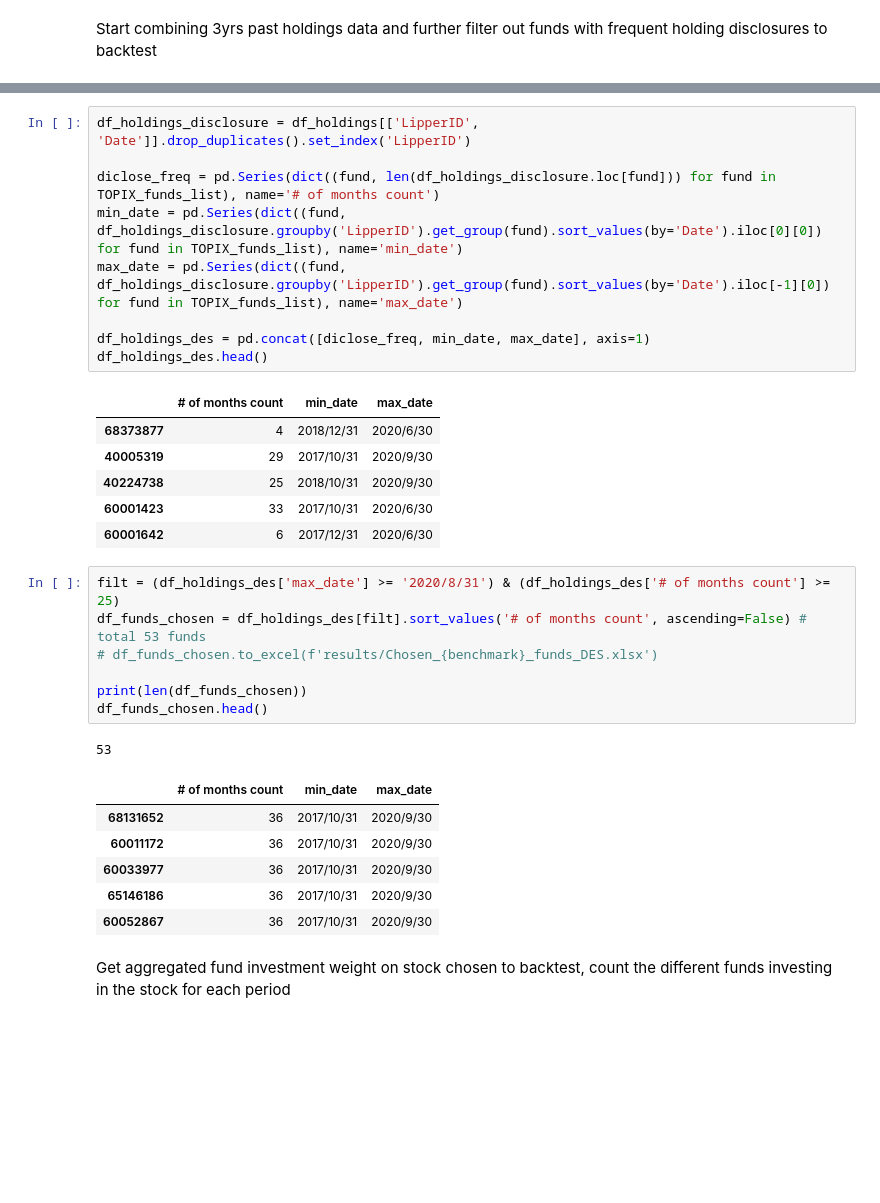
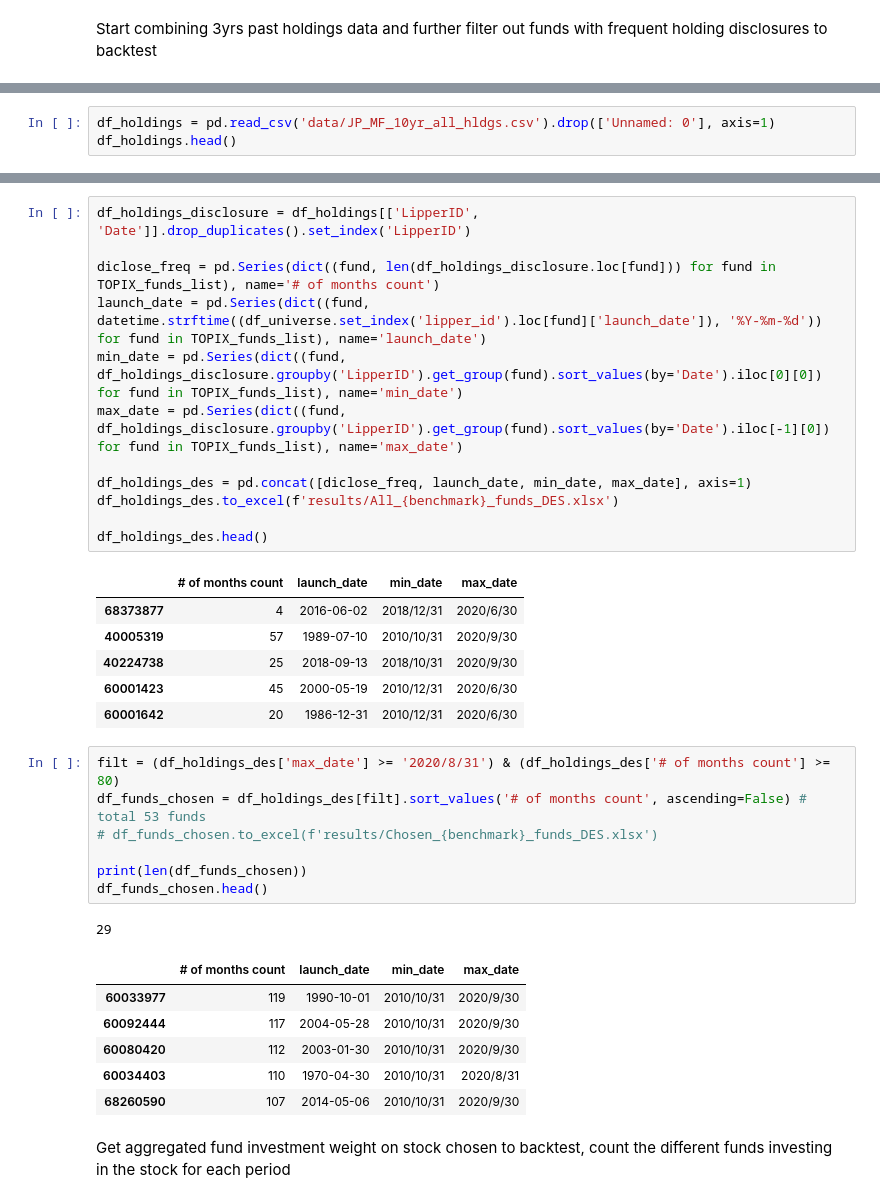
Before and after one commit to james-chang727/OEF-holdings-over-underweight-backtest, a Jupyter notebook: JP_Murata_v3.1.ipynb, the cells around one changed output, grey strips where cells are left out. Drawn from its saved outputs; the diff is of its cells as text; blank space fills up the shorter version.

Commit message:
data merge and selection criteria change

```diff
--- a/JP_Murata_v3.1.ipynb
+++ b/JP_Murata_v3.1.ipynb
@@ -87,0 +86,3 @@ df_holdings.head()
+# %%
+df_holdings = pd.read_csv('data/JP_MF_10yr_all_hldgs.csv').drop(['Unnamed: 0'], axis=1)
+df_holdings.head()
@@ -88,34 +97,37 @@ df_holdings.head()
 # %%
 df_holdings_disclosure = df_holdings[['LipperID', 'Date']].drop_duplicates().set_index('LipperID')
 
 diclose_freq = pd.Series(dict((fund, len(df_holdings_disclosure.loc[fund])) for fund in TOPIX_funds_list), name='# of months count')
+launch_date = pd.Series(dict((fund, datetime.strftime((df_universe.set_index('lipper_id').loc[fund]['launch_date']), '%Y-%m-%d')) for fund in TOPIX_funds_list), name='launch_date')
 min_date = pd.Series(dict((fund, df_holdings_disclosure.groupby('LipperID').get_group(fund).sort_values(by='Date').iloc[0][0]) for fund in TOPIX_funds_list), name='min_date')
 max_date = pd.Series(dict((fund, df_holdings_disclosure.groupby('LipperID').get_group(fund).sort_values(by='Date').iloc[-1][0]) for fund in TOPIX_funds_list), name='max_date')
 
-df_holdings_des = pd.concat([diclose_freq, min_date, max_date], axis=1)
+df_holdings_des = pd.concat([diclose_freq, launch_date, min_date, max_date], axis=1)
+df_holdings_des.to_excel(f'results/All_{benchmark}_funds_DES.xlsx')
+
 df_holdings_des.head()
 # %% [output]
-|  | # of months count | min_date | max_date |
-| 68373877 | 4 | 2018/12/31 | 2020/6/30 |
-| 40005319 | 29 | 2017/10/31 | 2020/9/30 |
-| 40224738 | 25 | 2018/10/31 | 2020/9/30 |
-| 60001423 | 33 | 2017/10/31 | 2020/6/30 |
-| 60001642 | 6 | 2017/12/31 | 2020/6/30 |
+|  | # of months count | launch_date | min_date | max_date |
+| 68373877 | 4 | 2016-06-02 | 2018/12/31 | 2020/6/30 |
+| 40005319 | 57 | 1989-07-10 | 2010/10/31 | 2020/9/30 |
+| 40224738 | 25 | 2018-09-13 | 2018/10/31 | 2020/9/30 |
+| 60001423 | 45 | 2000-05-19 | 2010/12/31 | 2020/6/30 |
+| 60001642 | 20 | 1986-12-31 | 2010/12/31 | 2020/6/30 |
 # %%
-filt = (df_holdings_des['max_date'] >= '2020/8/31') & (df_holdings_des['# of months count'] >= 25)
+filt = (df_holdings_des['max_date'] >= '2020/8/31') & (df_holdings_des['# of months count'] >= 80)
 df_funds_chosen = df_holdings_des[filt].sort_values('# of months count', ascending=False) # total 53 funds
 # df_funds_chosen.to_excel(f'results/Chosen_{benchmark}_funds_DES.xlsx')
 
 print(len(df_funds_chosen))
 df_funds_chosen.head()
 # %% [output]
-53
+29
-|  | # of months count | min_date | max_date |
-| 68131652 | 36 | 2017/10/31 | 2020/9/30 |
-| 60011172 | 36 | 2017/10/31 | 2020/9/30 |
-| 60033977 | 36 | 2017/10/31 | 2020/9/30 |
-| 65146186 | 36 | 2017/10/31 | 2020/9/30 |
-| 60052867 | 36 | 2017/10/31 | 2020/9/30 |
+|  | # of months count | launch_date | min_date | max_date |
+| 60033977 | 119 | 1990-10-01 | 2010/10/31 | 2020/9/30 |
+| 60092444 | 117 | 2004-05-28 | 2010/10/31 | 2020/9/30 |
+| 60080420 | 112 | 2003-01-30 | 2010/10/31 | 2020/9/30 |
+| 60034403 | 110 | 1970-04-30 | 2010/10/31 | 2020/8/31 |
+| 68260590 | 107 | 2014-05-06 | 2010/10/31 | 2020/9/30 |
 # %% [markdown]
 Get aggregated fund investment weight on stock chosen to backtest, count the different funds investing in the stock for each period
 # %%
```
Also changed, not shown: parts of 4 cells of this notebook, 8 other files.
